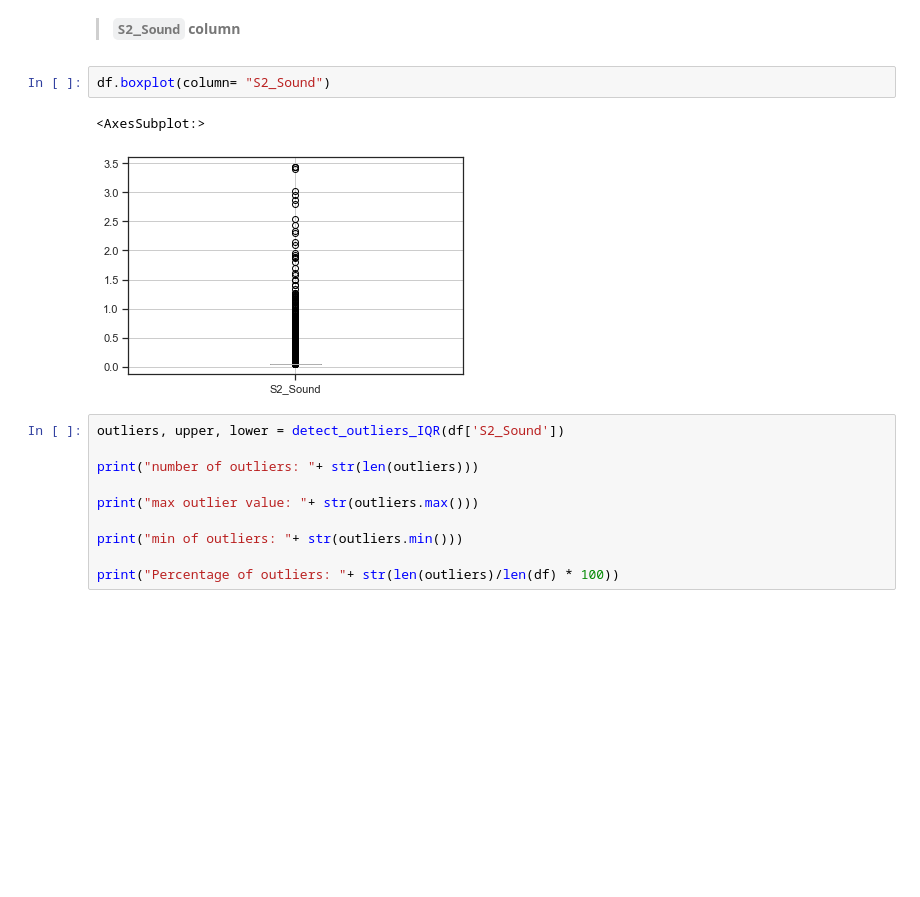
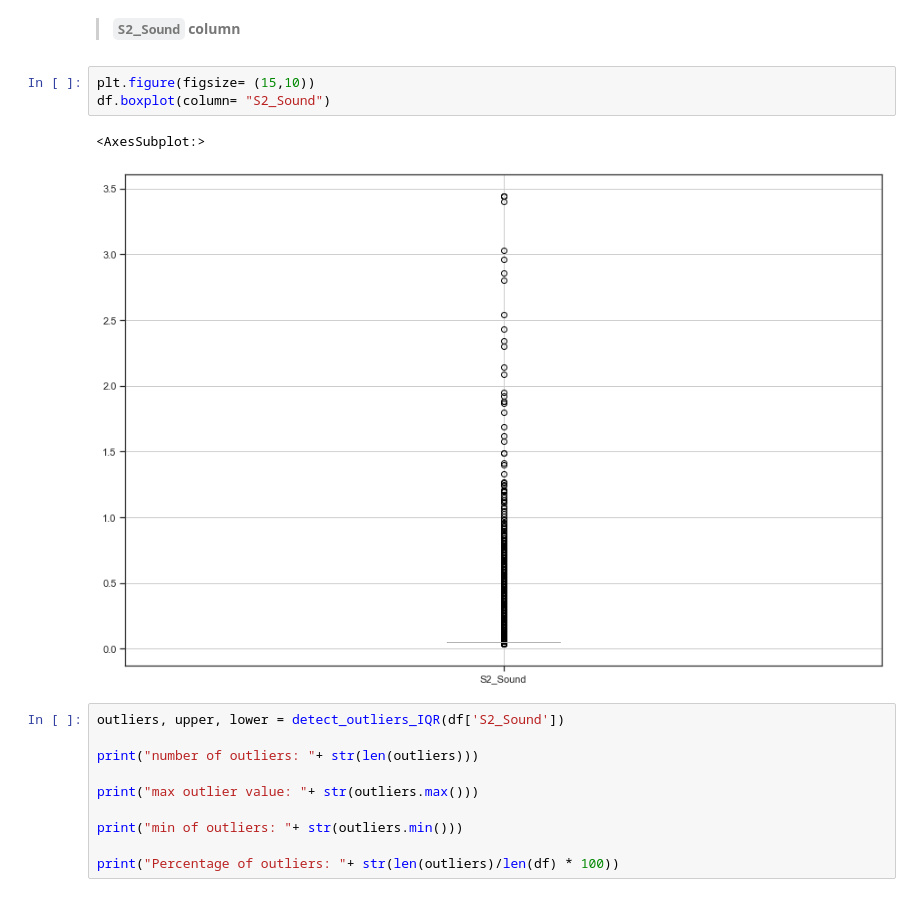
Before and after one commit to ChauHuynh1/Room-Occupancy-Estimation, a Jupyter notebook: EEET2485_GroupProject.ipynb, the cells around one changed output. Drawn from its saved outputs; the diff is of its cells as text; blank space fills up the shorter version.

```diff
--- a/EEET2485_GroupProject.ipynb
+++ b/EEET2485_GroupProject.ipynb
@@ -792,10 +802,11 @@ df.loc[(df['S1_Sound'] > outliers.min()) & (df['S1_Sound'] < outliers.max()) & d
 # %% [markdown]
 > **`S2_Sound` column**
 # %%
+plt.figure(figsize= (15,10))
 df.boxplot(column= "S2_Sound")
 # %% [output]
 <AxesSubplot:>
-[figure, old version]
+[figure, new version]
 # %%
 outliers, upper, lower = detect_outliers_IQR(df['S2_Sound'])
 
```
Also changed, not shown: parts of 26 cells of this notebook.
